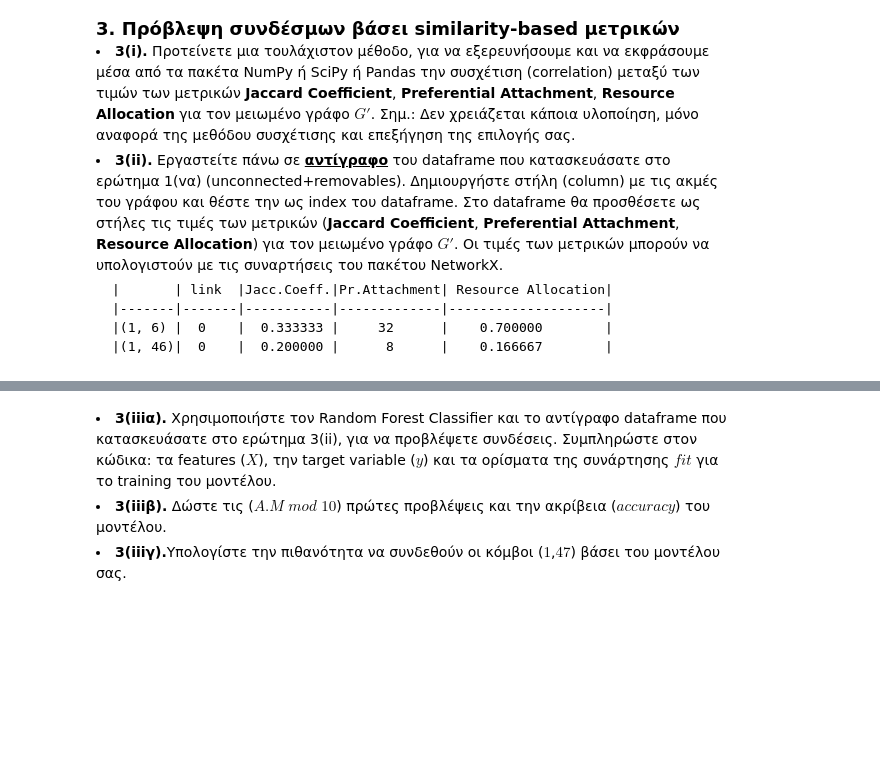
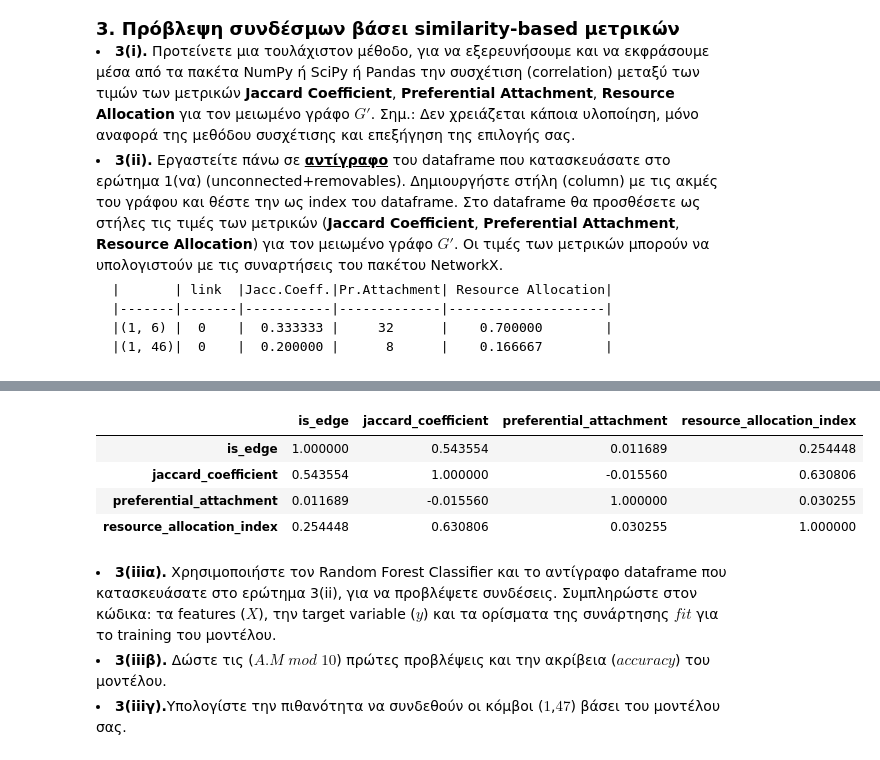
Before and after one commit to k-papadakis/social-network-analysis, a Jupyter notebook: lab3/lab3_student_version.ipynb, the cells around one changed output, grey strips where cells are left out. Saved outputs shown, nothing was run; the diff lists cells and outputs as text; code cells hidden in the pictures; blank space fills up the shorter version.

```diff
--- a/lab3/lab3_student_version.ipynb
+++ b/lab3/lab3_student_version.ipynb
@@ -147,3 +228,11 @@ Number of connected components: 95
+# %%
+df.corr()
+# %% [output]
+|  | is_edge | jaccard_coefficient | preferential_attachment | resource_allocation_index |
+| is_edge | 1.000000 | 0.543554 | 0.011689 | 0.254448 |
+| jaccard_coefficient | 0.543554 | 1.000000 | -0.015560 | 0.630806 |
+| preferential_attachment | 0.011689 | -0.015560 | 1.000000 | 0.030255 |
+| resource_allocation_index | 0.254448 | 0.630806 | 0.030255 | 1.000000 |
 # %% [markdown]
 <li><B>3(iiiα).</B> Χρησιμοποιήστε τον Random Forest Classifier και το αντίγραφο dataframe που κατασκευάσατε στο ερώτημα 3(ii), για να προβλέψετε συνδέσεις. Συμπληρώστε στον κώδικα: τα features ($X$), την target variable ($y$) και τα ορίσματα της συνάρτησης $fit$ για το training του μοντέλου.</li>
 <li><B>3(iiiβ).</B> Δώστε τις ($A.M$ $mod$ $10$) πρώτες προβλέψεις και την ακρίβεια ($accuracy$) του μοντέλου. </li>
```
Also changed, not shown: parts of 13 cells of this notebook, 1 other file.
